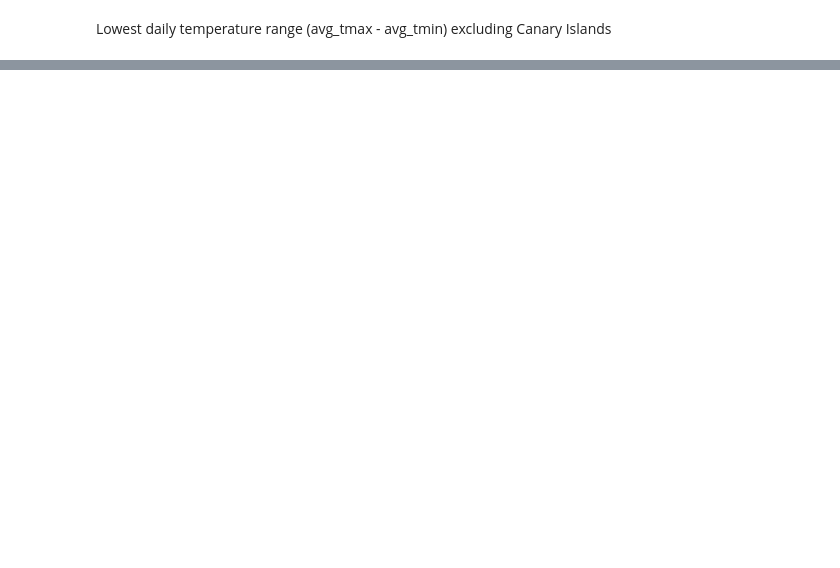
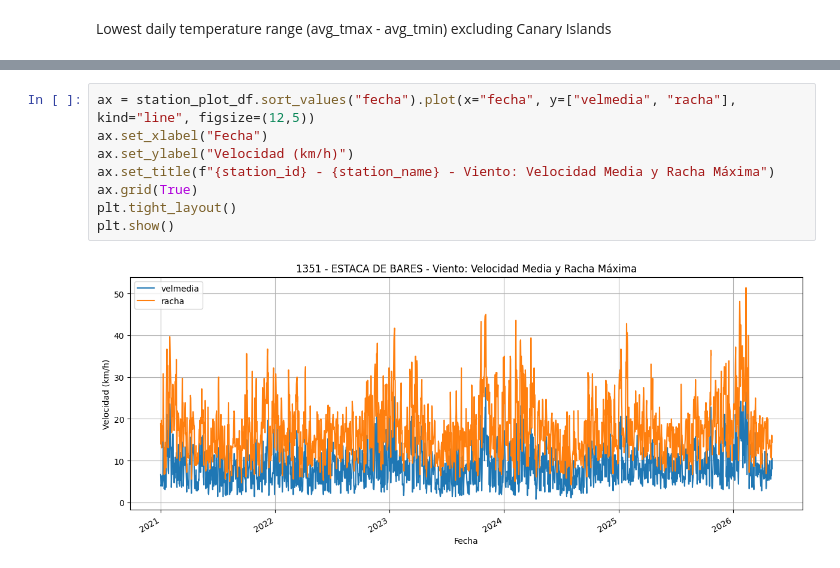
Before and after one commit to reddgr/energy-price-forecasting-in-power-grids, a Jupyter notebook: notebooks/07_weather_stats.ipynb, the cells around one changed output, grey strips where cells are left out. Cells and saved outputs as stored; diff of their text form; blank space fills up the shorter version.

```diff
--- a/notebooks/07_weather_stats.ipynb
+++ b/notebooks/07_weather_stats.ipynb
@@ -628,0 +600,10 @@ display(
+# %%
+ax = station_plot_df.sort_values("fecha").plot(x="fecha", y=["velmedia", "racha"], kind="line", figsize=(12,5))
+ax.set_xlabel("Fecha")
+ax.set_ylabel("Velocidad (km/h)")
+ax.set_title(f"{station_id} - {station_name} - Viento: Velocidad Media y Racha Máxima")
+ax.grid(True)
+plt.tight_layout()
+plt.show()
+# %% [output]
+[figure, added]
```
Also changed, not shown: parts of 11 cells of this notebook, 3 other files.
